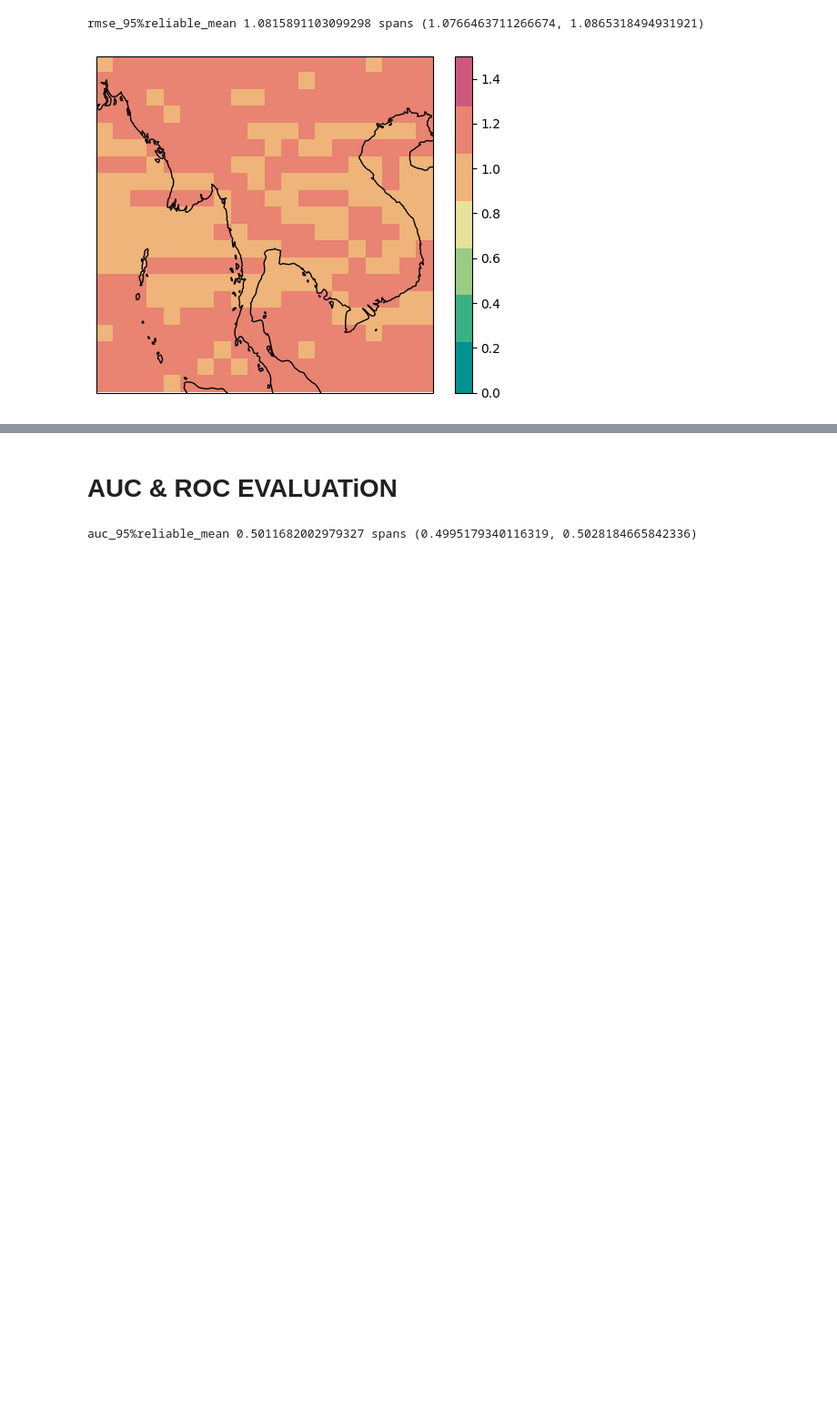
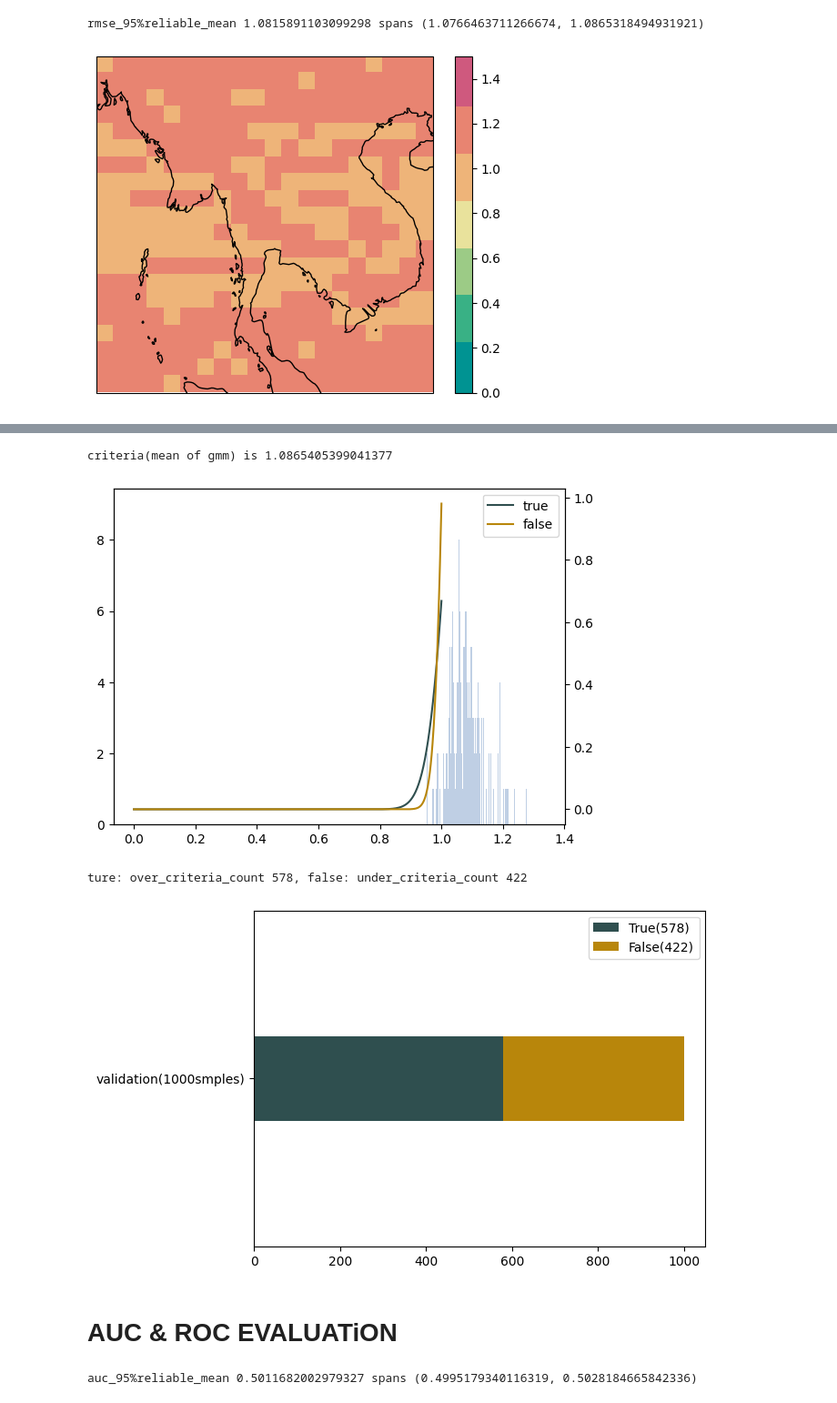
Before and after one commit to HalKiyo/svd, a Jupyter notebook: evaluation/intergration.ipynb, the cells around one changed output, grey strips where cells are left out. Shown: that part at 91% size. Saved outputs shown, nothing was run; the diff lists cells and outputs as text; code cells hidden in the pictures; blank space fills up the shorter version.

```diff
--- a/evaluation/intergration.ipynb
+++ b/evaluation/intergration.ipynb
@@ -86,7 +86,7 @@ def true_false_bar(pred, y, criteria=0):
         if rmse_flat[sam] <= criteria:
             true_count += 1
         else:
-            flase_count += 1
+            false_count += 1
 
     print(f"criteria(mean of gmm) is {criteria}")
     return rmse_flat, gmm, true_count, false_count
@@ -317,3 +377,12 @@ corr_95%reliable_mean-0.0024 spans (-0.005261095864022253, 0.0004610958640222542
+# %%
+rmse_flat, gmm, true_count, false_count = true_false_bar(pred_val, y_val)
+bimodal_dist(rmse_flat, gmm)
+TF_bar(true_count, false_count)
+# %% [output]
+criteria(mean of gmm) is 1.0865405399041377
+[figure, added]
+ture: over_criteria_count 578, false: under_criteria_count 422
+[figure, added]
 # %% [markdown]
 # AUC & ROC EVALUATiON
 # %%
```
Also changed, not shown: parts of 4 cells of this notebook.
